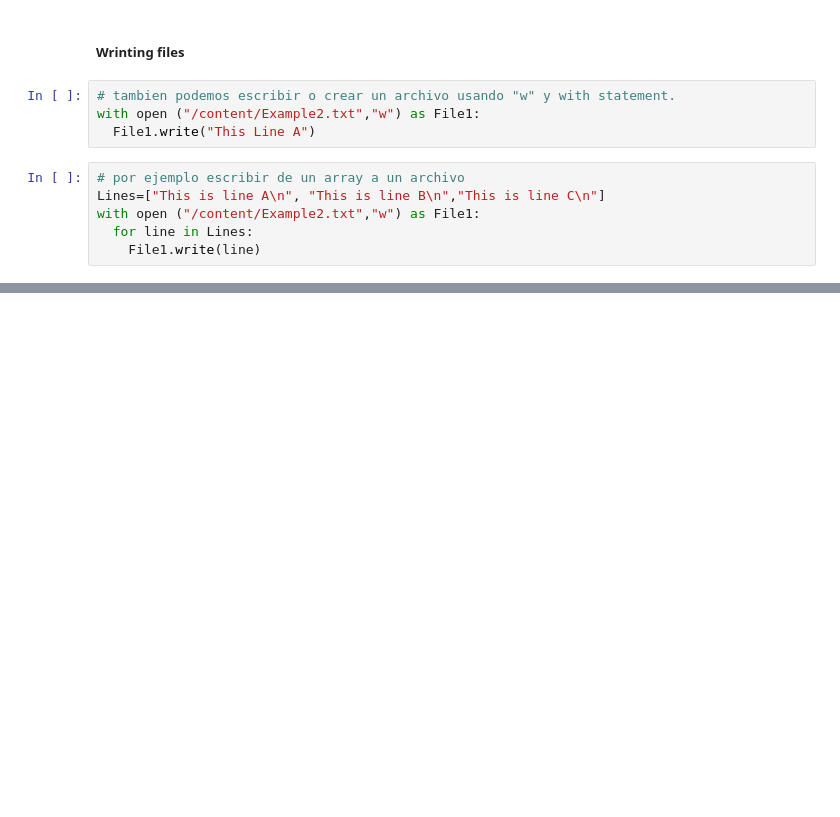
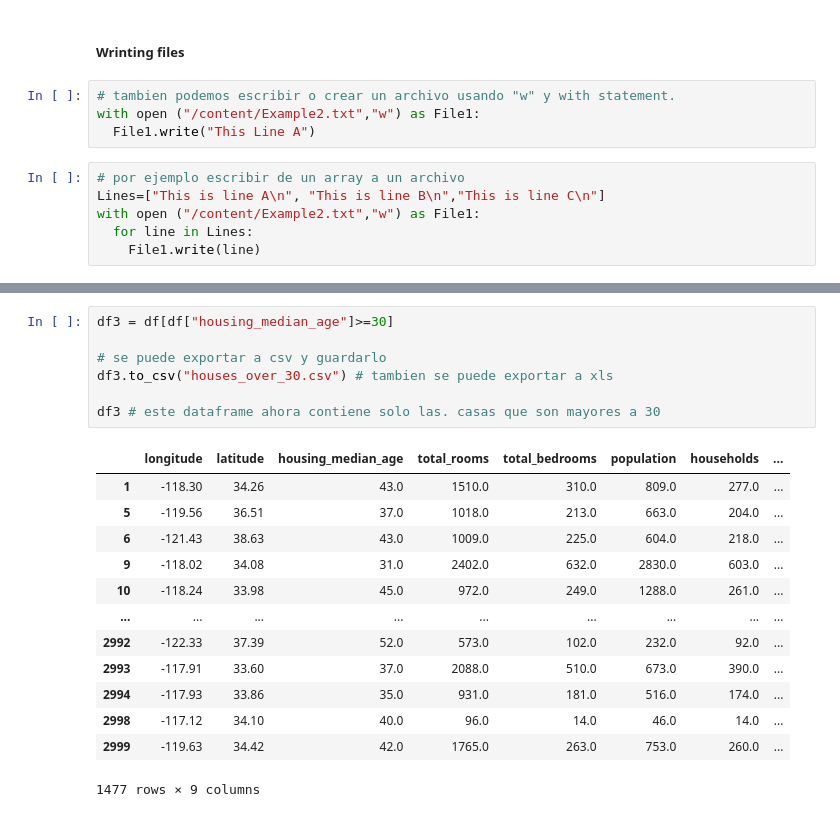
Before and after one commit to PosgradoMNA/actividades-de-aprendizaje-JavyMB, a Jupyter notebook: A01794423_Javier_Munoz_Actividad2_semana2_IBM.ipynb, the cells around one changed output, grey strips where cells are left out. Drawn from its saved outputs; the diff is of its cells as text; blank space fills up the shorter version.

```diff
--- a/A01794423_Javier_Munoz_Actividad2_semana2_IBM.ipynb
+++ b/A01794423_Javier_Munoz_Actividad2_semana2_IBM.ipynb
@@ -138,0 +242,21 @@ with open ("/content/Example2.txt","w") as File1:
+# %%
+df3 = df[df["housing_median_age"]>=30]
+
+# se puede exportar a csv y guardarlo
+df3.to_csv("houses_over_30.csv") # tambien se puede exportar a xls
+
+df3 # este dataframe ahora contiene solo las. casas que son mayores a 30
+# %% [output]
+|  | longitude | latitude | housing_median_age | total_rooms | total_bedrooms | population | households | ... |
+| 1 | -118.30 | 34.26 | 43.0 | 1510.0 | 310.0 | 809.0 | 277.0 | ... |
+| 5 | -119.56 | 36.51 | 37.0 | 1018.0 | 213.0 | 663.0 | 204.0 | ... |
+| 6 | -121.43 | 38.63 | 43.0 | 1009.0 | 225.0 | 604.0 | 218.0 | ... |
+| 9 | -118.02 | 34.08 | 31.0 | 2402.0 | 632.0 | 2830.0 | 603.0 | ... |
+| 10 | -118.24 | 33.98 | 45.0 | 972.0 | 249.0 | 1288.0 | 261.0 | ... |
+| ... | ... | ... | ... | ... | ... | ... | ... | ... |
+| 2992 | -122.33 | 37.39 | 52.0 | 573.0 | 102.0 | 232.0 | 92.0 | ... |
+| 2993 | -117.91 | 33.60 | 37.0 | 2088.0 | 510.0 | 673.0 | 390.0 | ... |
+| 2994 | -117.93 | 33.86 | 35.0 | 931.0 | 181.0 | 516.0 | 174.0 | ... |
+| 2998 | -117.12 | 34.10 | 40.0 | 96.0 | 14.0 | 46.0 | 14.0 | ... |
+| 2999 | -119.63 | 34.42 | 42.0 | 1765.0 | 263.0 | 753.0 | 260.0 | ... |
+1477 rows × 9 columns
```
Also changed, not shown: parts of 20 cells of this notebook.
